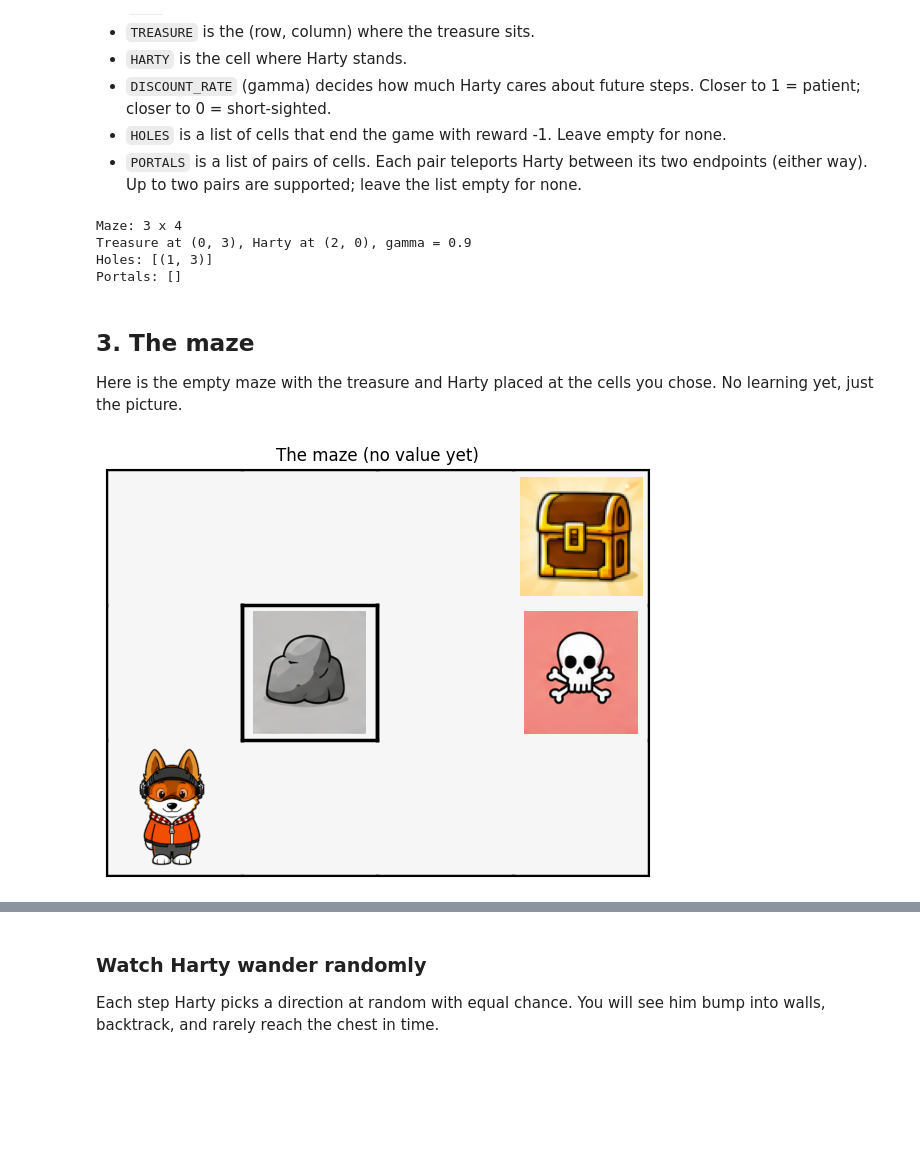
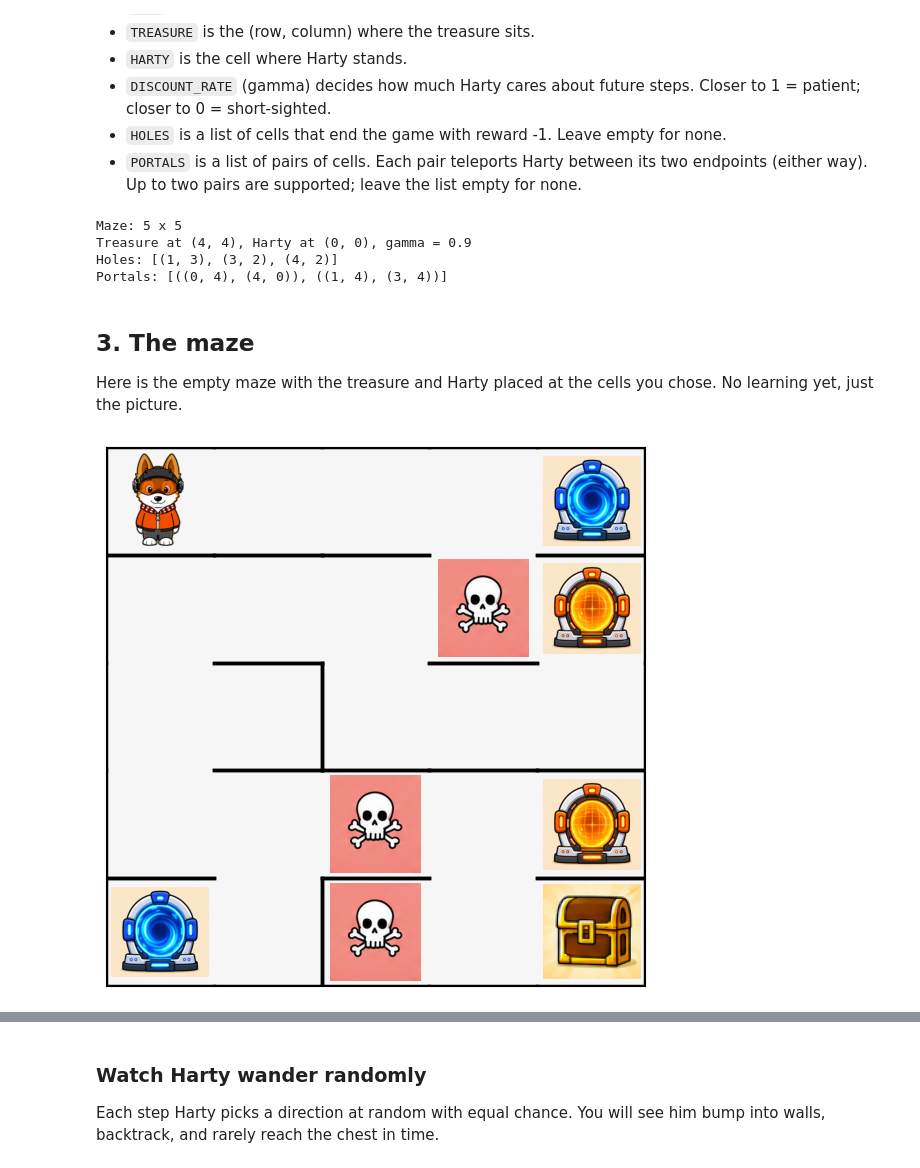
Before and after one commit to IrvingGomez/HartyMaze_ReinforcementLearning, a Jupyter notebook: HartyMazeSolver.ipynb, the cells around one changed output, grey strips where cells are left out. Drawn from its saved outputs; the diff is of its cells as text; code cells hidden in the pictures; blank space fills up the shorter version.

Commit message:
Added four different predefined games and clean the notebooks

```diff
--- a/HartyMazeSolver.ipynb
+++ b/HartyMazeSolver.ipynb
@@ -67,17 +67,56 @@ Change the values below to play with the maze. Then rerun every cell.
 # %%
 DISCOUNT_RATE = 0.9
 
-MAZE = np.array([[0,1,1,2],[14,15,3,5],[6,7,7,8]])
-TREASURE = (0, 3)
-HARTY = (2, 0)
-HOLES = [(1,3)]
-PORTALS = []
+# The environment already includes two mazes (SMALL_MAZE and BIG_MAZE)
+GAME = 3 # 0 for maze in slides, 1 for SMALL_MAZE, 2 for BIG_MAZE, 3 for customized maze
 
-#MAZE = BIG_MAZE
-#TREASURE = (0, 15)
-#HARTY = (11, 12)
-#HOLES = [(2,14),(14,16)]
-#PORTALS = [((3,0),(14,12)),((8,16),(12,17))]
+if GAME==0:
+    MAZE = np.array([
+        [0,1,1,2],
+        [14,15,3,5],
+        [6,7,7,8]
+    ])
+    TREASURE = (0, 3)
+    HARTY = (2, 0)
+    HOLES = [(1,3)]
+    PORTALS = []
+elif GAME==1:
+    MAZE = SMALL_MAZE
+    TREASURE = (0,4)
+    HARTY = (1,1)
+    HOLES = []
+    PORTALS = []
+elif GAME==2:
+    MAZE = BIG_MAZE
+    TREASURE = (0, 15)
+    HARTY = (11, 12)
+    HOLES = [
+        (2,14),
+        (14,16)
+    ]
+    PORTALS = [
+        ((3,0),(14,12)),
+        ((8,16),(12,17))
+    ]
+elif GAME ==3:
+    MAZE = np.array([
+        [],
+        [],
+        [],
+        [],
+        []
+    ])
+    TREASURE = ()
+    HARTY = ()
+    HOLES = [
+        (),
+        (),
+        ()
+    ]
+    PORTALS = [
+        ((),()),
+        ((),())
+    ]
 
 validate_setup(MAZE, TREASURE, HARTY, HOLES, PORTALS)
 
@@ -87,10 +126,10 @@ print(f'Treasure at {TREASURE}, Harty at {HARTY}, gamma = {DISCOUNT_RATE}')
 print(f'Holes: {HOLES}')
 print(f'Portals: {PORTALS}')
 # %% [output]
-Maze: 3 x 4
-Treasure at (0, 3), Harty at (2, 0), gamma = 0.9
-Holes: [(1, 3)]
-Portals: []
+Maze: 5 x 5
+Treasure at (4, 4), Harty at (0, 0), gamma = 0.9
+Holes: [(1, 3), (3, 2), (4, 2)]
+Portals: [((0, 4), (4, 0)), ((1, 4), (3, 4))]
 # %% [markdown]
 ## 3. The maze
 
@@ -99,13 +138,13 @@ chose. No learning yet, just the picture.
 # %%
 V_empty = np.zeros_like(MAZE, dtype=float)
 fig, _ = plot_value_only(
     V_empty, TREASURE, HARTY, MAZE,
     holes=HOLES, portals=PORTALS,
-    title='The maze (no value yet)',
+    #title='The maze (no value yet)',
 )
 plt.show()
 # %% [output]
-[figure, old version]
+[figure, new version]
 # %% [markdown]
 ## 4. Before learning -- the random walker
 
```
Also changed, not shown: parts of 12 cells of this notebook, 1 other file.
